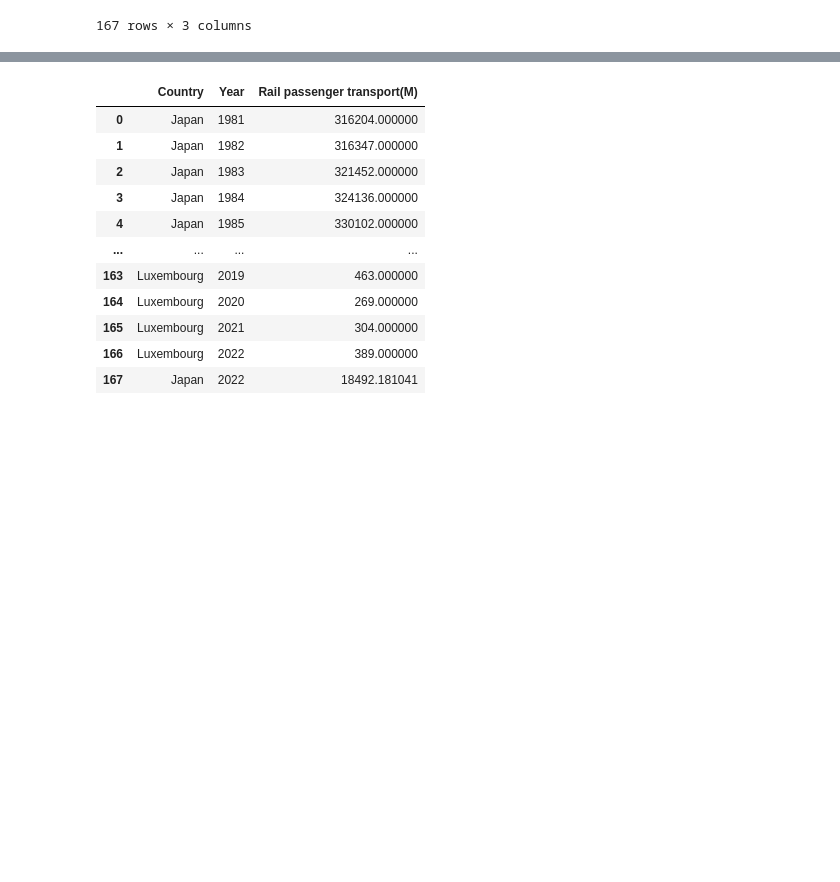
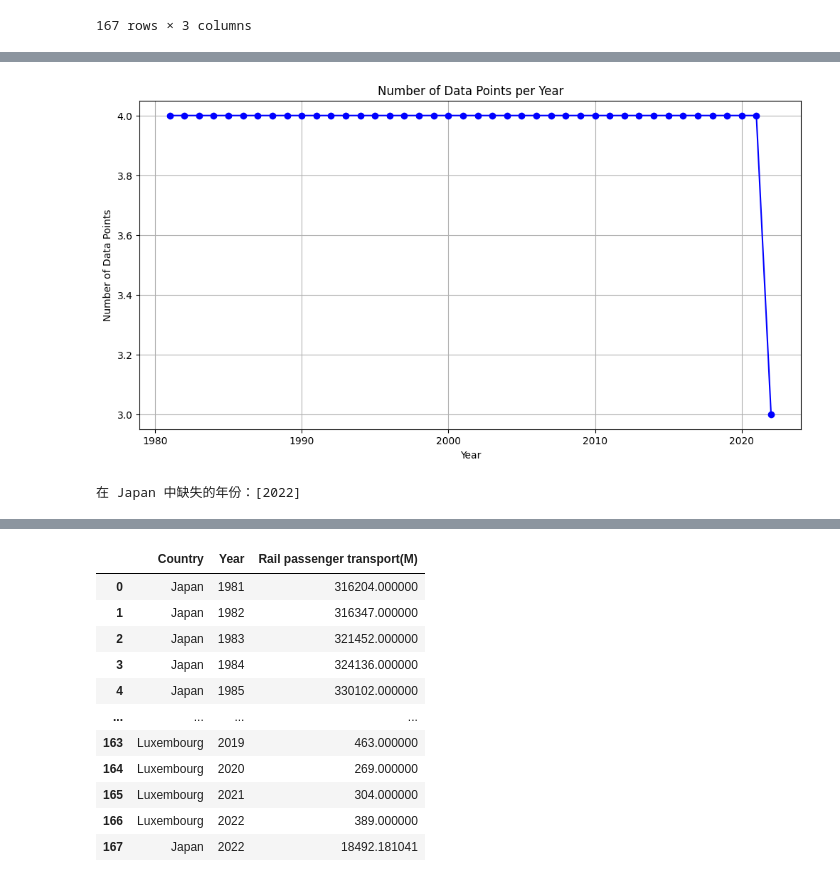
Before and after one commit to ZheLuo2023/CA2, a Jupyter notebook: Untitled1.ipynb, the cells around one changed output, grey strips where cells are left out. Saved outputs shown, nothing was run; the diff lists cells and outputs as text; code cells hidden in the pictures; blank space fills up the shorter version.

```diff
--- a/Untitled1.ipynb
+++ b/Untitled1.ipynb
@@ -439,0 +486,3 @@ Name: Rail passenger transport(M), dtype: int64
+# %%
+year_counts = df2['Year'].value_counts().sort_index()
+year_counts
@@ -440,6 +507,25 @@ Name: Rail passenger transport(M), dtype: int64
+# %%
+import matplotlib.pyplot as plt
+
+# Extracting years and corresponding data point counts from year_counts
+years = year_counts.index
+counts = year_counts.values
+
+# Creating a line plot
+plt.figure(figsize=(12, 6))
+plt.plot(years, counts, marker='o', linestyle='-', color='b')
+plt.title('Number of Data Points per Year')
+plt.xlabel('Year')
+plt.ylabel('Number of Data Points')
+plt.grid(True)
+
+# Displaying the plot
+plt.show()
+# %% [output]
+[figure, added]
 # %%
 # 创建完整的年份序列
-full_years = list(range(1981, 2022))
+full_years = list(range(1981, 2023))
 
 
 # 按国家和年份分组并计算每个组的数据点数量
@@ -451,3 +537,5 @@ for country in df2['Country'].unique():
     missing_years = [year for year in full_years if year not in country_data['Year'].values]
     if missing_years:
         print(f"在 {country} 中缺失的年份：{missing_years}")
+# %% [output]
+在 Japan 中缺失的年份：[2022]
```
Also changed, not shown: parts of 75 cells of this notebook, 1 other file.
